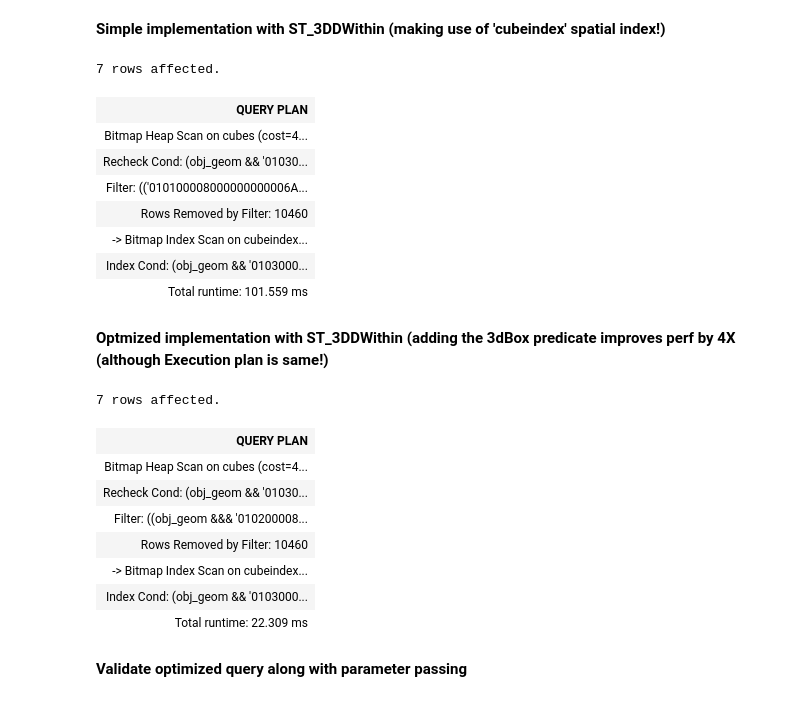
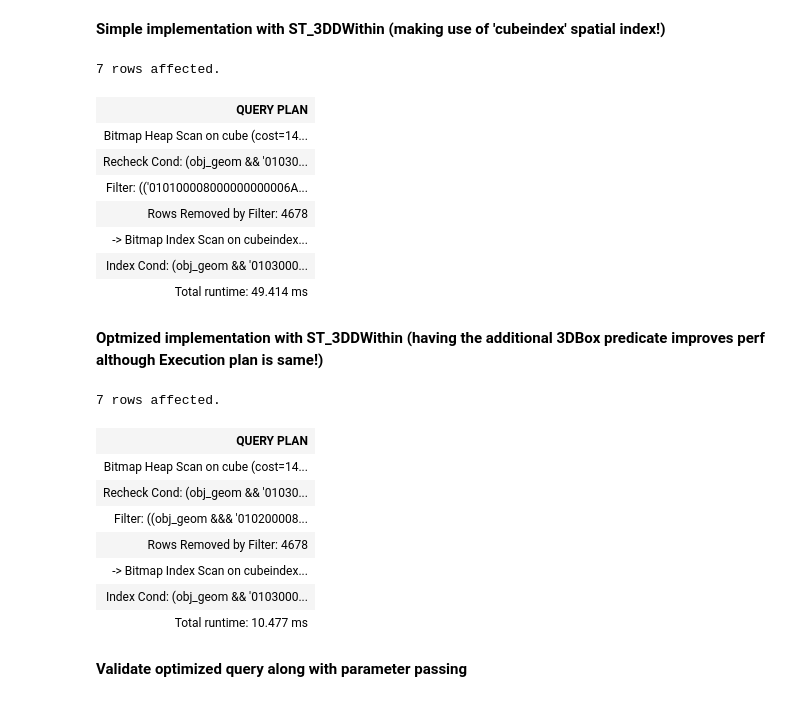
Before and after one commit to mart2010/notebook_experiment, a Jupyter notebook: Test_polyPostGIS.ipynb, the cells around one changed output. Cells and saved outputs as stored; diff of their text form; code cells hidden in the pictures.

```diff
--- a/Test_polyPostGIS.ipynb
+++ b/Test_polyPostGIS.ipynb
@@ -167,35 +186,35 @@ Done.
 # %%
 %%sql
 explain analyze
-select * from cubes where ST_3DDWithin(obj_geom, ST_MakePoint(25000, 25000, 25000),15000);
+select * from cube where ST_3DDWithin(obj_geom, ST_MakePoint(25000, 25000, 25000),1000);
 # %% [output]
 7 rows affected.
 | QUERY PLAN |
-| Bitmap Heap Scan on cubes (cost=4... |
+| Bitmap Heap Scan on cube (cost=14... |
 | Recheck Cond: (obj_geom && '01030... |
 | Filter: (('010100008000000000006A... |
-| Rows Removed by Filter: 10460 |
+| Rows Removed by Filter: 4678 |
 | -> Bitmap Index Scan on cubeindex... |
 | Index Cond: (obj_geom && '0103000... |
-| Total runtime: 101.559 ms |
+| Total runtime: 49.414 ms |
 # %% [markdown]
-**Optmized implementation with ST_3DDWithin (adding the 3dBox predicate improves perf by 4X (although Execution plan is same!)**
+**Optmized implementation with ST_3DDWithin (having the additional 3DBox predicate improves perf although Execution plan is same!)**
 # %%
 %%sql
 explain analyze
 select *
-from cubes where ST_3DDWithin(obj_geom, ST_MakePoint(25000, 25000, 25000),15000)
-and obj_geom &&& ST_MakeLine(ST_MakePoint(10000, 10000, 10000), ST_MakePoint(40000, 40000, 40000));
+from cube where ST_3DDWithin(obj_geom, ST_MakePoint(25000, 25000, 25000),1000)
+and obj_geom &&& ST_MakeLine(ST_MakePoint(24000, 24000, 24000), ST_MakePoint(26000, 26000, 26000));
 # %% [output]
 7 rows affected.
 | QUERY PLAN |
-| Bitmap Heap Scan on cubes (cost=4... |
+| Bitmap Heap Scan on cube (cost=14... |
 | Recheck Cond: (obj_geom && '01030... |
 | Filter: ((obj_geom &&& '010200008... |
-| Rows Removed by Filter: 10460 |
+| Rows Removed by Filter: 4678 |
 | -> Bitmap Index Scan on cubeindex... |
 | Index Cond: (obj_geom && '0103000... |
-| Total runtime: 22.309 ms |
+| Total runtime: 10.477 ms |
 # %% [markdown]
 **Validate optimized query along with parameter passing**
 # %%
```
Also changed, not shown: parts of 35 cells of this notebook.
